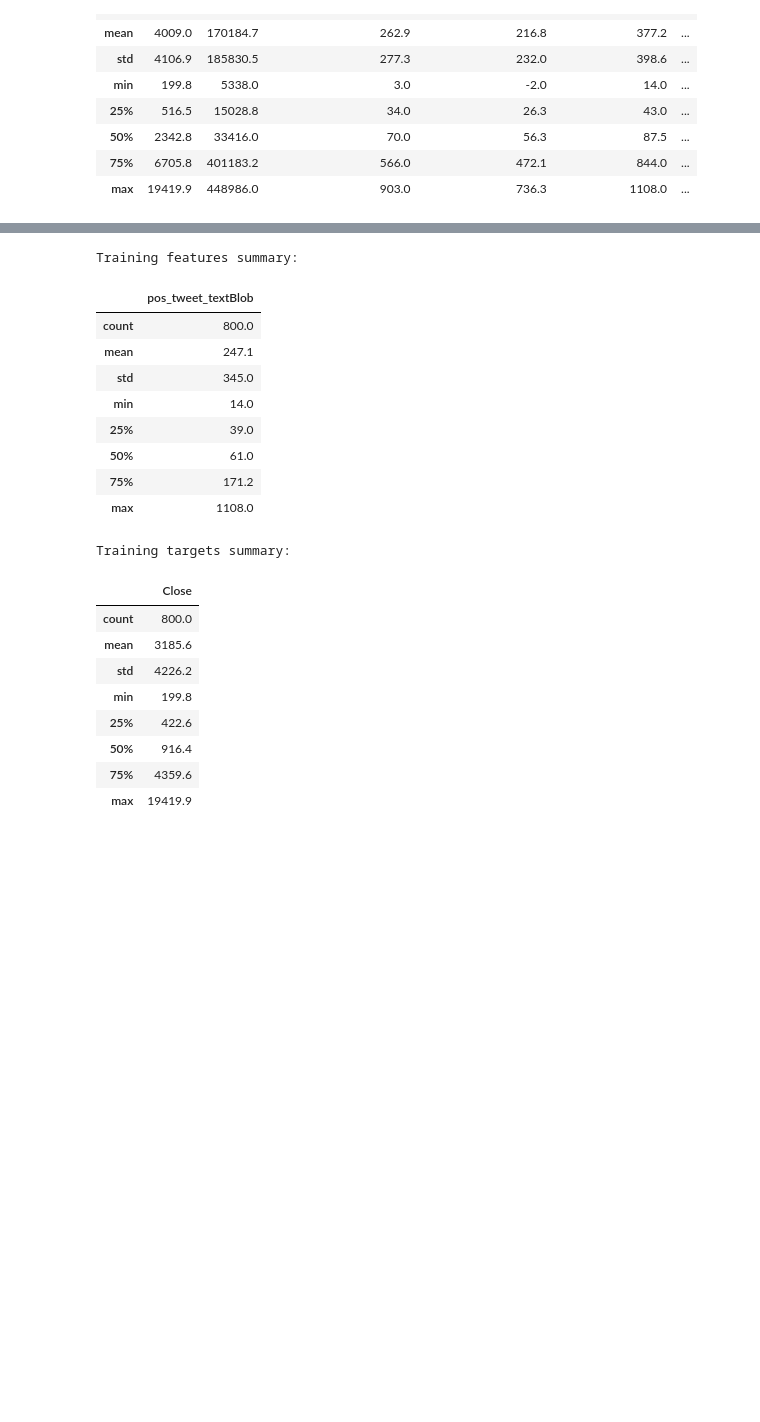
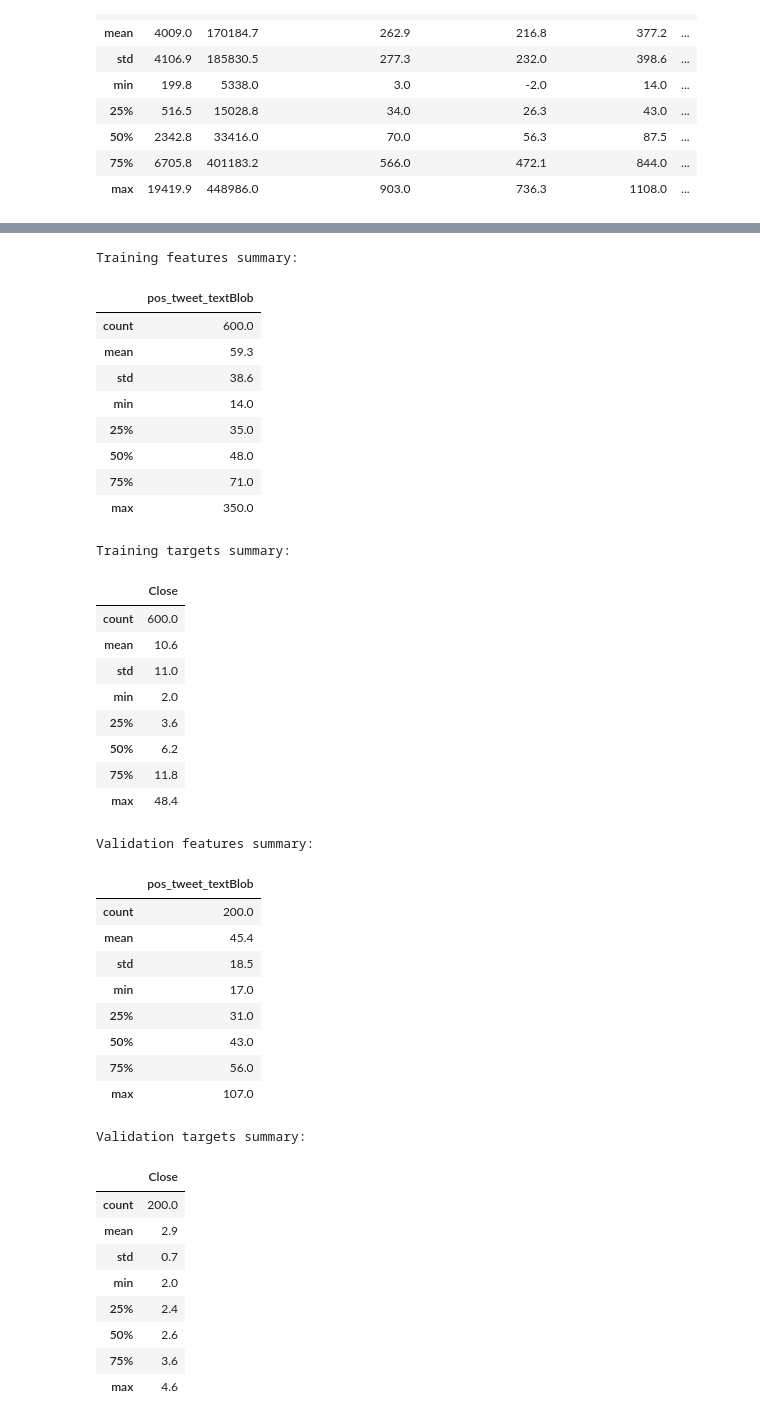
Before and after one commit to JeffreyJackovich/bitcoin-prediction-using-sentiment, a Jupyter notebook: tensor_flow_dnn-regressor.ipynb, the cells around one changed output, grey strips where cells are left out. Cells and saved outputs as stored; diff of their text form; code cells hidden in the pictures; blank space fills up the shorter version.

```diff
--- a/tensor_flow_dnn-regressor.ipynb
+++ b/tensor_flow_dnn-regressor.ipynb
@@ -92,0 +98,3 @@ plt.legend()
+# %%
+train_df = price_tweet_df[:800]
+test_df = price_tweet_df[800:]
@@ -114,43 +144,68 @@ def preprocess_targets(price_tweet_df):
     A DataFrame that contains the target feature.
   """
     output_targets = pd.DataFrame()
-    output_targets["Close"] = price_tweet_df["Close"]
+    output_targets["Close"] = (price_tweet_df["Close"] / 100.0)
 
     return output_targets
 # %%
 # training validation split
-price_tweet_df_training_features = preprocess_features(price_tweet_df.head(800))
-price_tweet_df_training_targets = preprocess_targets(price_tweet_df.head(800))
+training_features = preprocess_features(train_df.head(600))
+training_targets = preprocess_targets(train_df.head(600))
 
-# price_tweet_df_validation_features = preprocess_features(price_tweet_df.head(200))
-# price_tweet_df_validation_targets = preprocess_targets(price_tweet_df.head(200))
+validation_features = preprocess_features(train_df.head(200))
+validation_targets = preprocess_targets(train_df.head(200))
 
 print("Training features summary:")
-display.display(price_tweet_df_training_features.describe())
+display.display(training_features.describe())
+print("Training targets summary:")
+display.display(training_targets.describe())
 
-print("Training targets summary:")
-display.display(price_tweet_df_training_targets.describe())
+print("Validation features summary:")
+display.display(validation_features.describe())
+
+print("Validation targets summary:")
+display.display(validation_targets.describe())
 # %% [output]
 Training features summary:
 |  | pos_tweet_textBlob |
-| count | 800.0 |
-| mean | 247.1 |
-| std | 345.0 |
+| count | 600.0 |
+| mean | 59.3 |
+| std | 38.6 |
 | min | 14.0 |
-| 25% | 39.0 |
-| 50% | 61.0 |
-| 75% | 171.2 |
-| max | 1108.0 |
+| 25% | 35.0 |
+| 50% | 48.0 |
+| 75% | 71.0 |
+| max | 350.0 |
 Training targets summary:
 |  | Close |
-| count | 800.0 |
-| mean | 3185.6 |
-| std | 4226.2 |
-| min | 199.8 |
-| 25% | 422.6 |
-| 50% | 916.4 |
-| 75% | 4359.6 |
-| max | 19419.9 |
+| count | 600.0 |
+| mean | 10.6 |
+| std | 11.0 |
+| min | 2.0 |
+| 25% | 3.6 |
+| 50% | 6.2 |
+| 75% | 11.8 |
+| max | 48.4 |
+Validation features summary:
+|  | pos_tweet_textBlob |
+| count | 200.0 |
+| mean | 45.4 |
+| std | 18.5 |
+| min | 17.0 |
+| 25% | 31.0 |
+| 50% | 43.0 |
+| 75% | 56.0 |
+| max | 107.0 |
+Validation targets summary:
+|  | Close |
+| count | 200.0 |
+| mean | 2.9 |
+| std | 0.7 |
+| min | 2.0 |
+| 25% | 2.4 |
+| 50% | 2.6 |
+| 75% | 3.6 |
+| max | 4.6 |
 # %%
 def construct_feature_columns(input_features):
     """Construct the TensorFlow Feature Columns.
```
Also changed, not shown: parts of 14 cells of this notebook.
